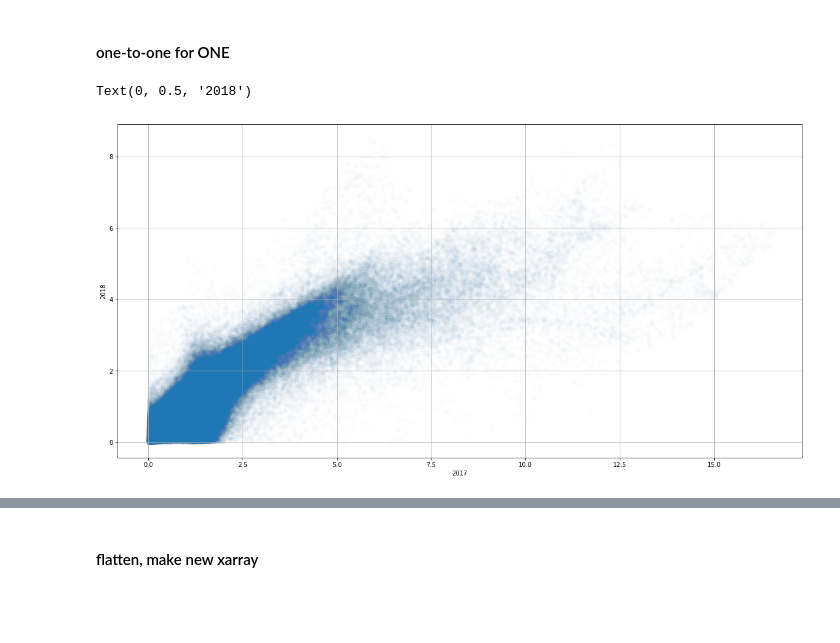
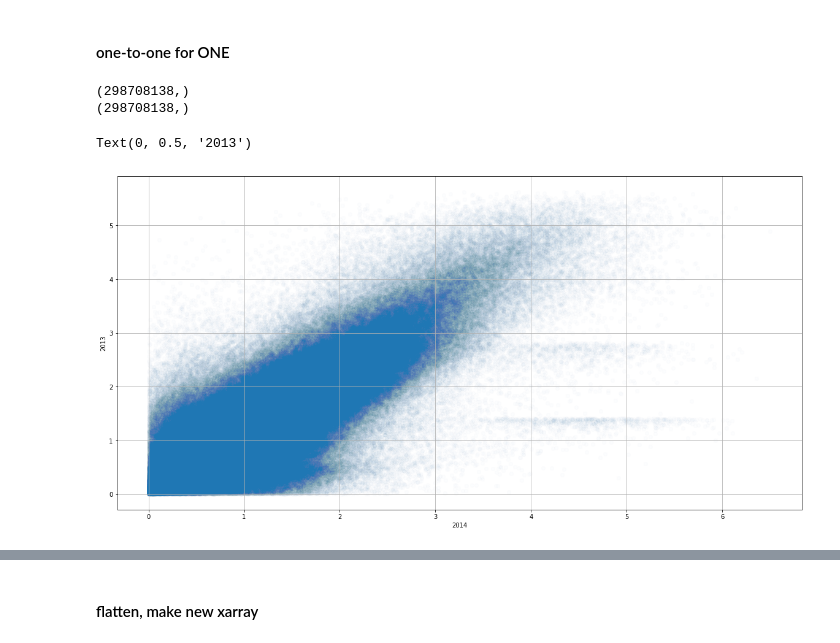
Before and after one commit to meganmason/jlabs, a Jupyter notebook: xarray/tests.ipynb, the cells around one changed output, grey strips where cells are left out. Cells and saved outputs as stored; diff of their text form; code cells hidden in the pictures; blank space fills up the shorter version.

```diff
--- a/xarray/tests.ipynb
+++ b/xarray/tests.ipynb
@@ -152,32 +154,35 @@ ds.snow['time'].isel(time=0)
 #### one-to-one for ONE
 # %%
 #s1~~~~~~~
-s1 = ds.snow[3].values.flatten()
+s1 = ds.snow.sel(time='2013-04-03').values.flatten()
 s1_gt_zero = s1 > 0
 
 #s2~~~~~~
-s2 = ds.snow[5].values.flatten()
+s2 = ds.snow.sel(time='2014-04-07').values.flatten()
 s2_gt_zero = s2 > 0
 # %%
 print(s1.shape)
 print(s2.shape)
+# %% [output]
+(298708138,)
+(298708138,)
 # %%
 # works for 1
 # plotting 1/3 of data (1,000,000)
 
 #template
 # ax = plt.scatter(y [ x>0 & y>0 ] / mean( y (y>0) ), x [ x>0 & y>0 ] / mean (x [ x>0 ]) )
 plt.figure(figsize=(20,10))
 
 ax = plt.scatter(s2[s1_gt_zero & s2_gt_zero][:1000000] / np.nanmean(s2[s2_gt_zero]),
             s1[s1_gt_zero & s2_gt_zero][:1000000] / np.nanmean(s1[s1_gt_zero]), alpha=0.01) #[:1000000][:1000000]
 
 plt.grid()
-plt.xlabel('2017')
-plt.ylabel('2018')
+plt.xlabel('2014')
+plt.ylabel('2013')
 # %% [output]
-Text(0, 0.5, '2018')
+Text(0, 0.5, '2013')
-[figure, old version]
+[figure, new version]
 # %%
 s1.max()
 # %%
```
Also changed, not shown: parts of 4 cells of this notebook, 3 other files.
